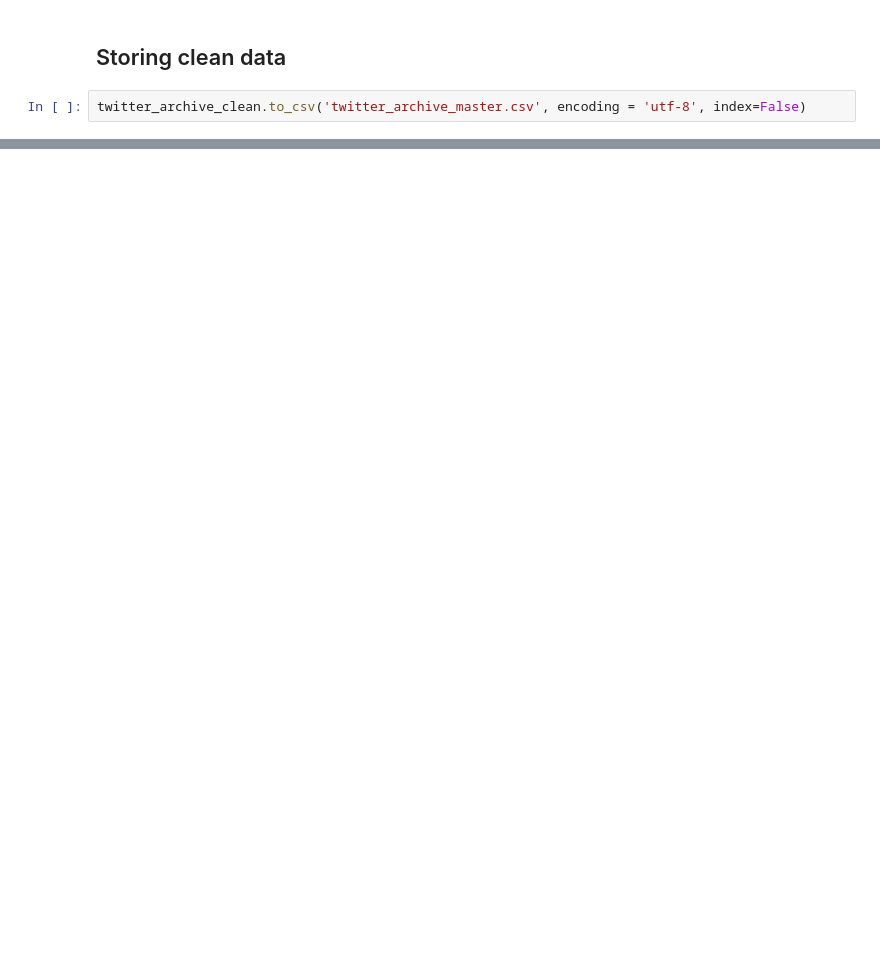
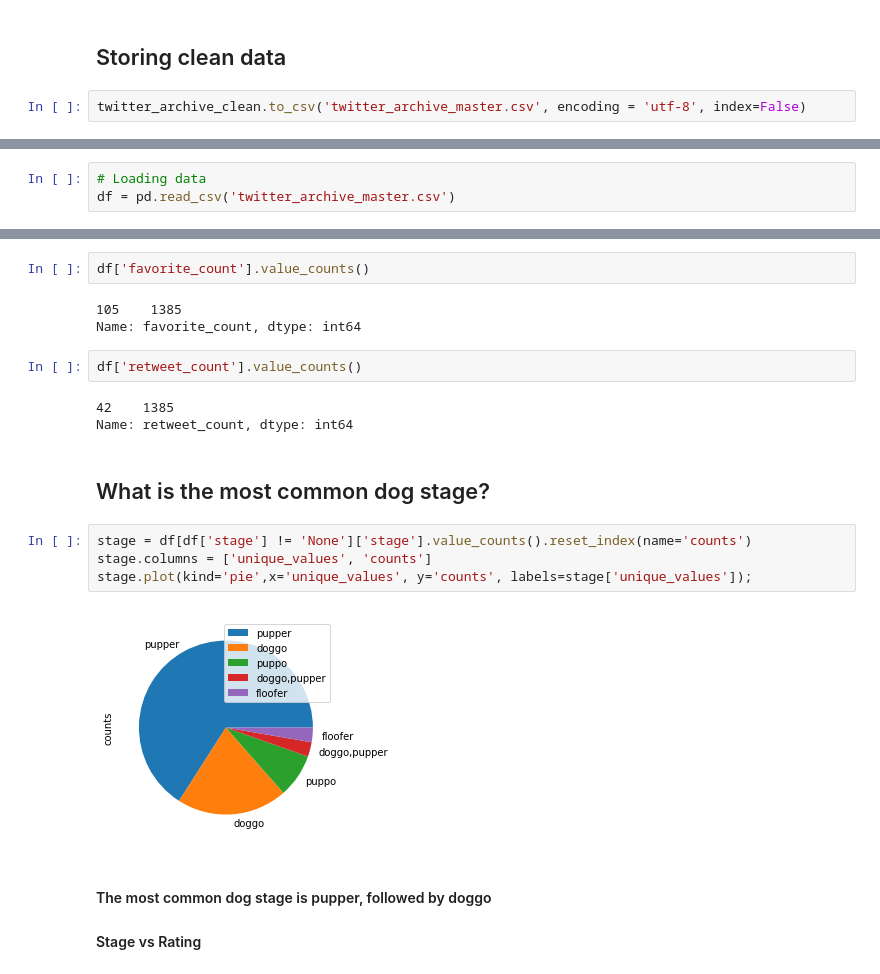
Before and after one commit to olivergarciarg/Wrangle-and-Analyze-Data, a Jupyter notebook: wrangle_act.ipynb, the cells around one changed output, grey strips where cells are left out. Cells and saved outputs as stored; diff of their text form; blank space fills up the shorter version.

```diff
--- a/wrangle_act.ipynb
+++ b/wrangle_act.ipynb
@@ -626,0 +741,3 @@ twitter_archive_clean.to_csv('twitter_archive_master.csv', encoding = 'utf-8', i
+# %%
+# Loading data
+df = pd.read_csv('twitter_archive_master.csv')
@@ -626,0 +778,21 @@ twitter_archive_clean.to_csv('twitter_archive_master.csv', encoding = 'utf-8', i
+# %%
+df['favorite_count'].value_counts()
+# %% [output]
+105    1385
+Name: favorite_count, dtype: int64
+# %%
+df['retweet_count'].value_counts()
+# %% [output]
+42    1385
+Name: retweet_count, dtype: int64
+# %% [markdown]
+## What is the most common dog stage?
+# %%
+stage = df[df['stage'] != 'None']['stage'].value_counts().reset_index(name='counts')
+stage.columns = ['unique_values', 'counts']
+stage.plot(kind='pie',x='unique_values', y='counts', labels=stage['unique_values']);
+# %% [output]
+[figure, added]
+# %% [markdown]
+#### The most common dog stage is pupper, followed by doggo
+#### Stage vs Rating
```
Also changed, not shown: parts of 47 cells of this notebook, 4 other files.
